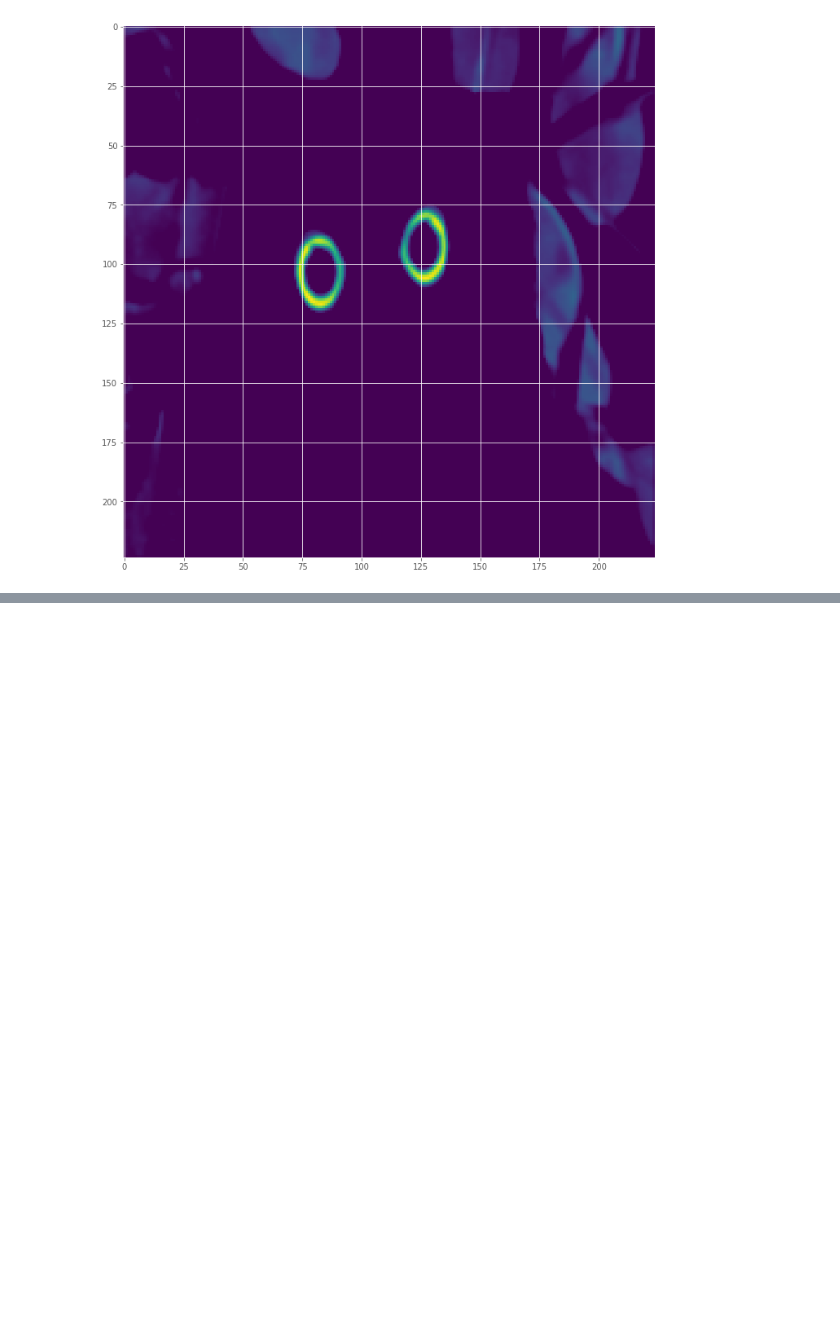
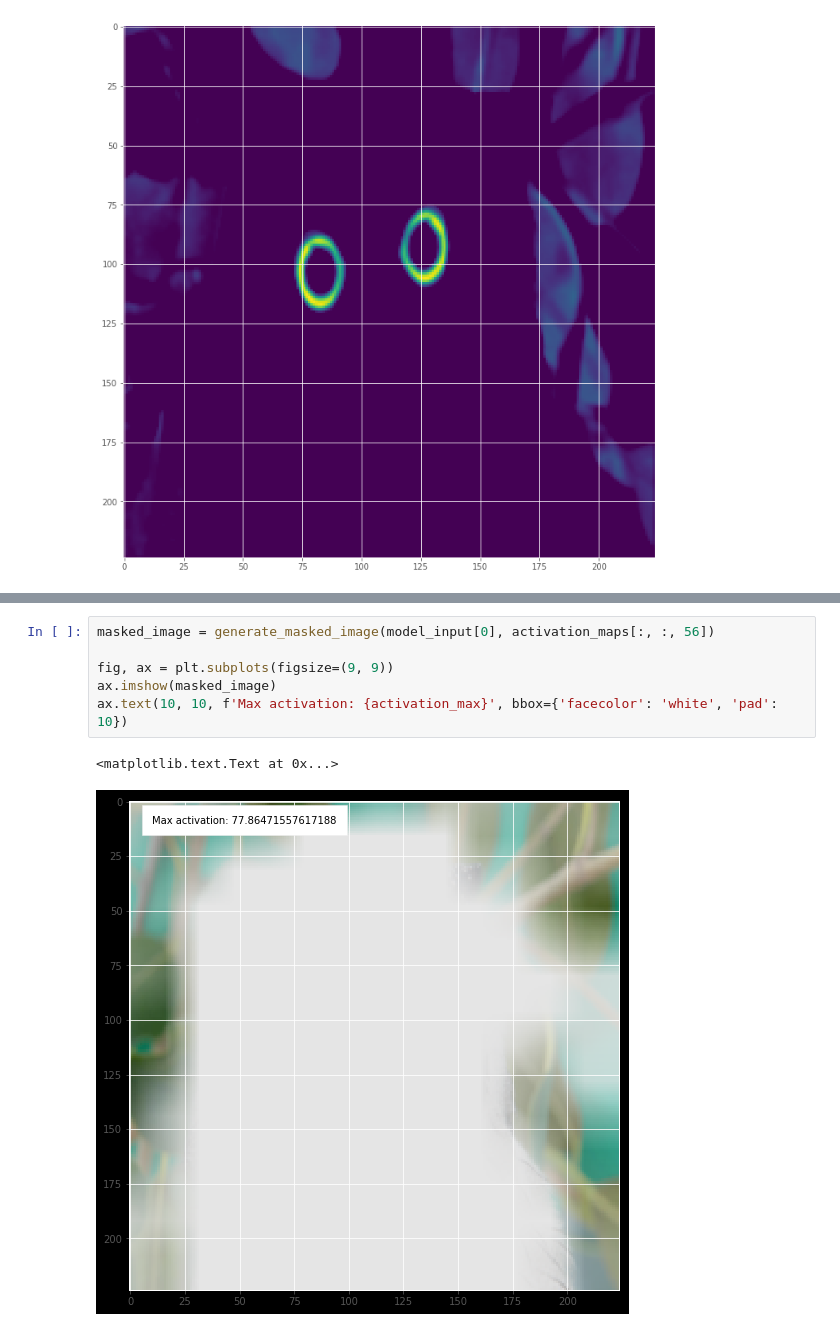
Before and after one commit to MulixBF/seminar-01-08-2017, a Jupyter notebook: 3. Визуализация работы сети.ipynb, the cells around one changed output, grey strips where cells are left out. Cells and saved outputs as stored; diff of their text form; blank space fills up the shorter version.

```diff
--- a/3. Визуализация работы сети.ipynb
+++ b/3. Визуализация работы сети.ipynb
@@ -148,0 +168,9 @@ def visualize_activation(image, activation_map):
+# %%
+masked_image = generate_masked_image(model_input[0], activation_maps[:, :, 56])
+
+fig, ax = plt.subplots(figsize=(9, 9))
+ax.imshow(masked_image)
+ax.text(10, 10, f'Max activation: {activation_max}', bbox={'facecolor': 'white', 'pad': 10})
+# %% [output]
+<matplotlib.text.Text at 0x...>
+[figure, added]
```
Also changed, not shown: parts of 9 cells of this notebook.
